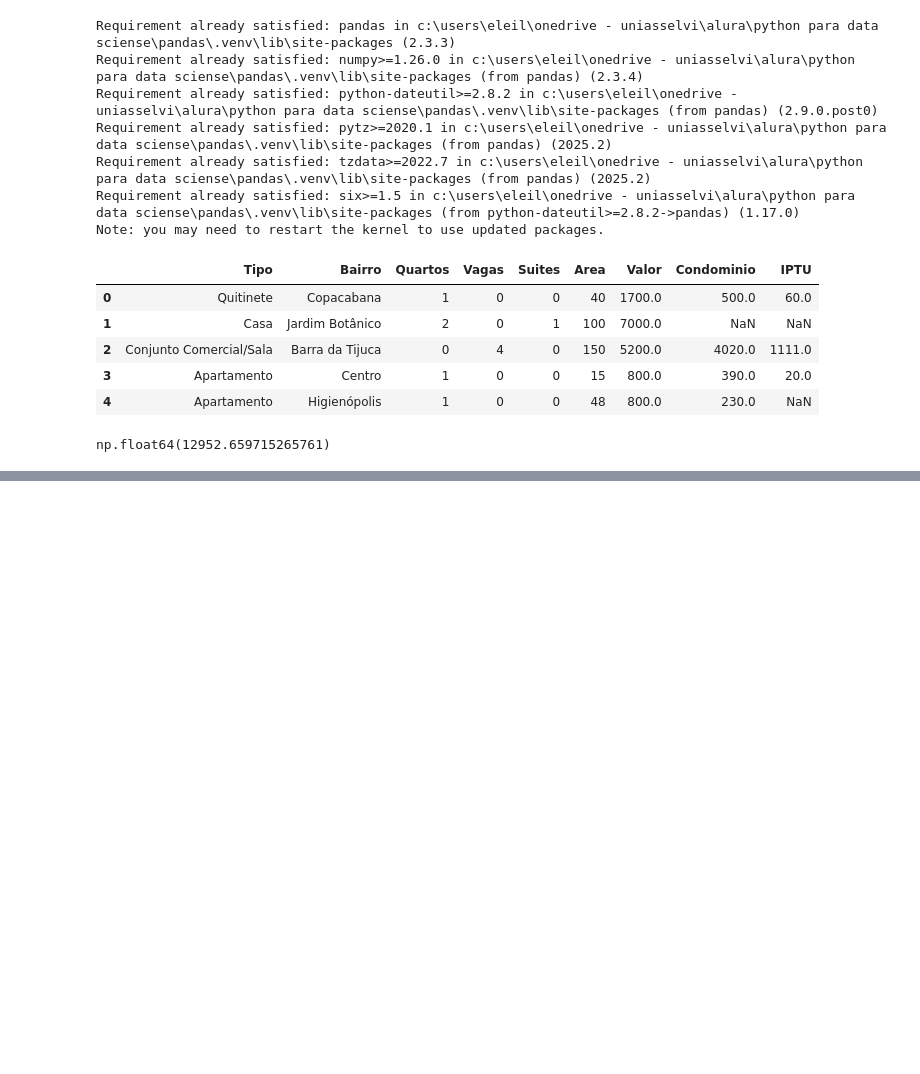
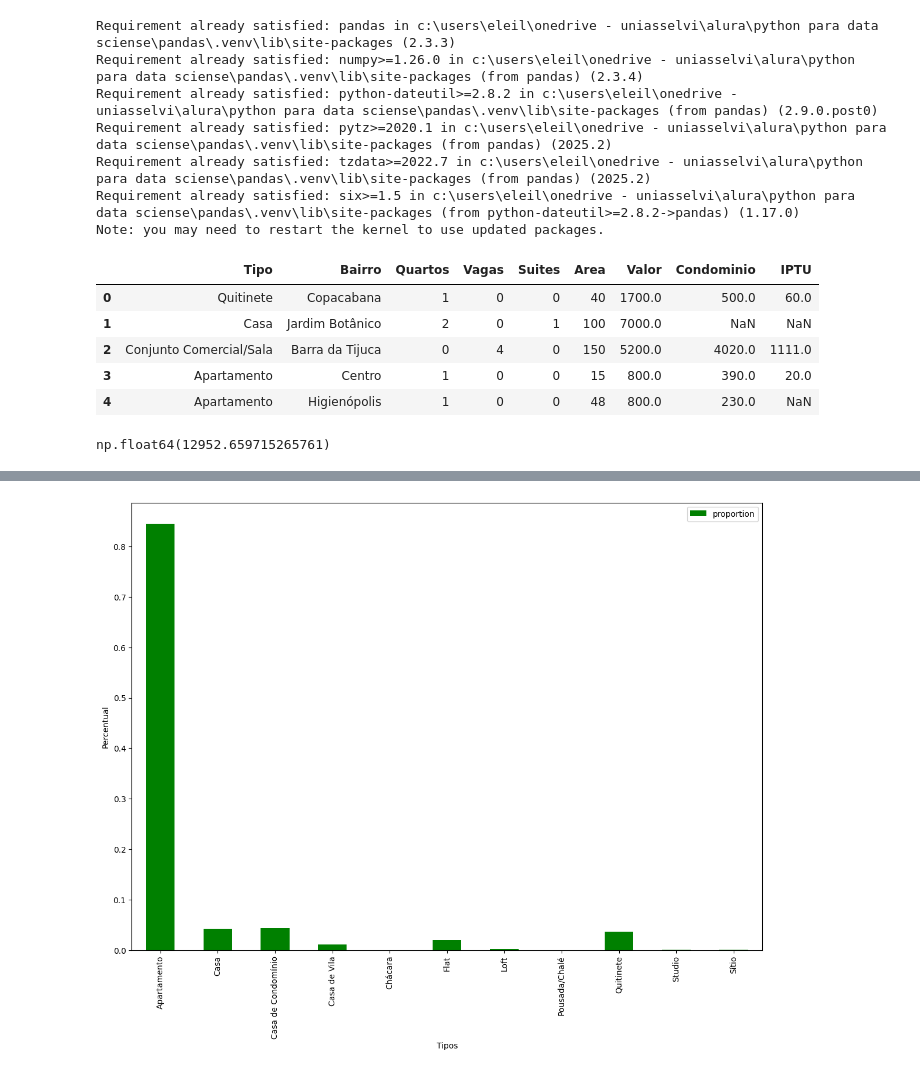
Before and after one commit to Iltonns/Estudo-e-Projetos-Alura, a Jupyter notebook: Python para Data Sciense/Pandas/analise_exploratorio.ipynb, the cells around one changed output, grey strips where cells are left out. Saved outputs shown, nothing was run; the diff lists cells and outputs as text; code cells hidden in the pictures; blank space fills up the shorter version.

```diff
--- a/Python para Data Sciense/Pandas/analise_exploratorio.ipynb
+++ b/Python para Data Sciense/Pandas/analise_exploratorio.ipynb
@@ -39,0 +203,7 @@ df_tipo_valor.plot.bar()
+# %%
+# Gráfico de barras do percentual de cada tipo de imóvel na base de dados
+df_percentual_tipo = df.Tipo.value_counts(normalize=True).to_frame().sort_values(by='Tipo')
+
+df_percentual_tipo.plot(kind = "bar", figsize = (14,10), color = "green", xlabel = "Tipos", ylabel = "Percentual");
+# %% [output]
+[figure, added]
```
Also changed, not shown: parts of 18 cells of this notebook, 1 other file.
